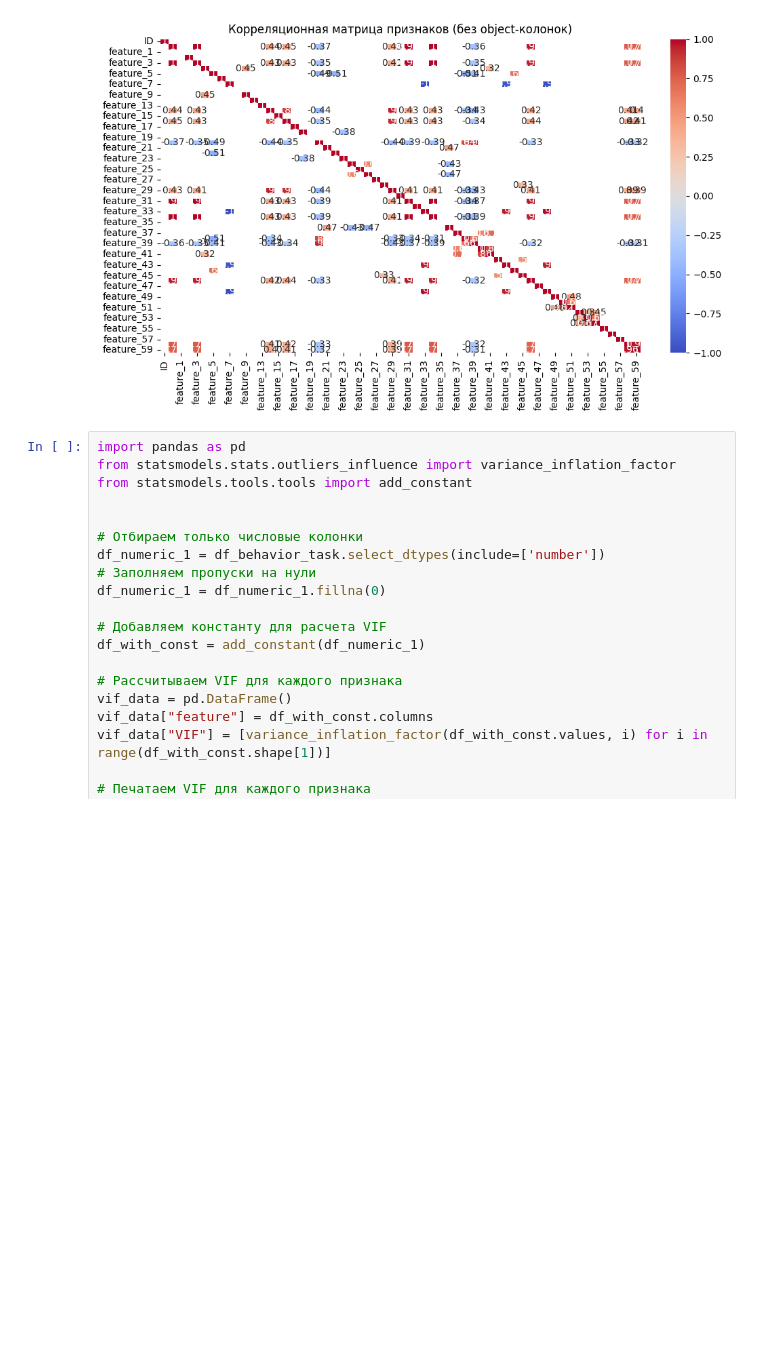
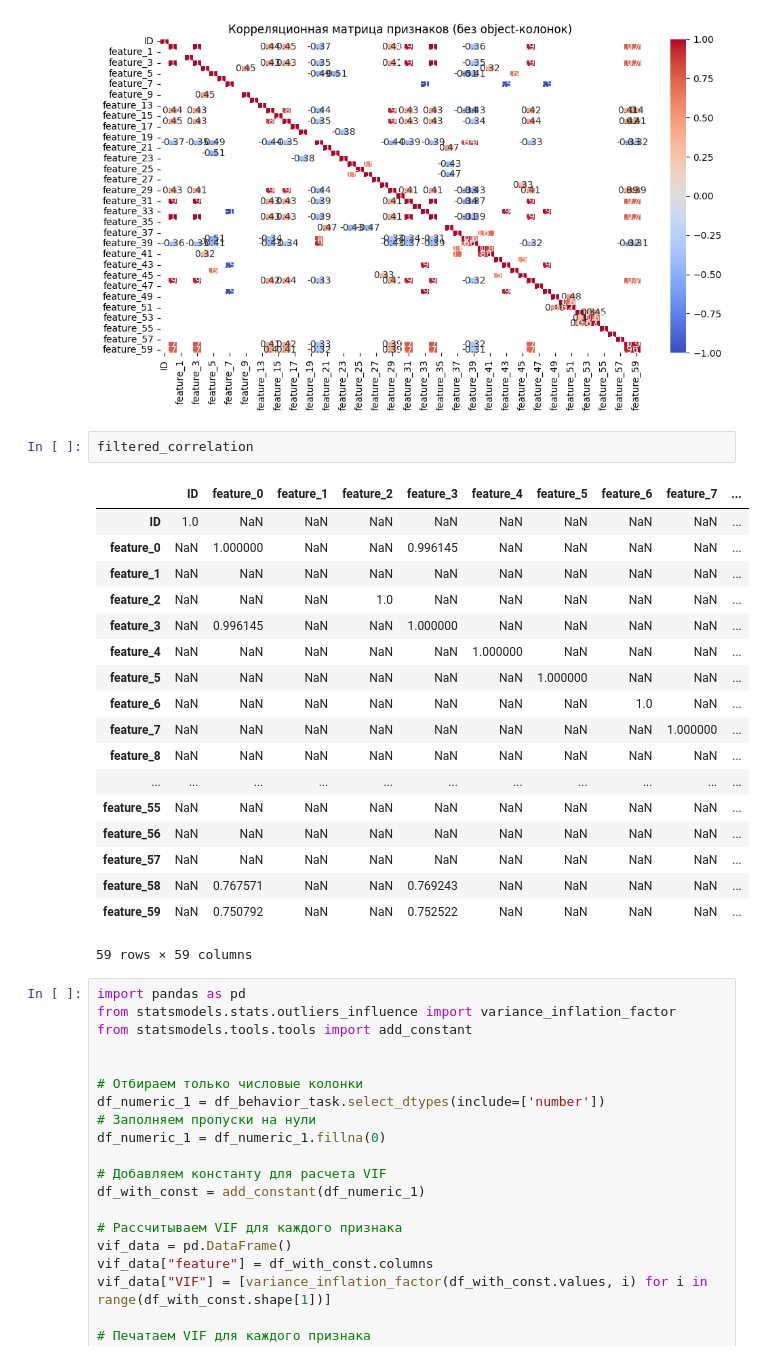
Before and after one commit to budennovsk/testovoe_Antifraud, a Jupyter notebook: testovoe_Antifraud.ipynb, the cells around one changed output. Saved outputs shown, nothing was run; the diff lists cells and outputs as text; blank space fills up the shorter version.

```diff
--- a/testovoe_Antifraud.ipynb
+++ b/testovoe_Antifraud.ipynb
@@ -161,6 +209,27 @@ plt.tight_layout()
 plt.show()
 # %% [output]
 [figure]
+# %%
+filtered_correlation
+# %% [output]
+|  | ID | feature_0 | feature_1 | feature_2 | feature_3 | feature_4 | feature_5 | feature_6 | feature_7 | ... |
+| ID | 1.0 | NaN | NaN | NaN | NaN | NaN | NaN | NaN | NaN | ... |
+| feature_0 | NaN | 1.000000 | NaN | NaN | 0.996145 | NaN | NaN | NaN | NaN | ... |
+| feature_1 | NaN | NaN | NaN | NaN | NaN | NaN | NaN | NaN | NaN | ... |
+| feature_2 | NaN | NaN | NaN | 1.0 | NaN | NaN | NaN | NaN | NaN | ... |
+| feature_3 | NaN | 0.996145 | NaN | NaN | 1.000000 | NaN | NaN | NaN | NaN | ... |
+| feature_4 | NaN | NaN | NaN | NaN | NaN | 1.000000 | NaN | NaN | NaN | ... |
+| feature_5 | NaN | NaN | NaN | NaN | NaN | NaN | 1.000000 | NaN | NaN | ... |
+| feature_6 | NaN | NaN | NaN | NaN | NaN | NaN | NaN | 1.0 | NaN | ... |
+| feature_7 | NaN | NaN | NaN | NaN | NaN | NaN | NaN | NaN | 1.000000 | ... |
+| feature_8 | NaN | NaN | NaN | NaN | NaN | NaN | NaN | NaN | NaN | ... |
+| ... | ... | ... | ... | ... | ... | ... | ... | ... | ... | ... |
+| feature_55 | NaN | NaN | NaN | NaN | NaN | NaN | NaN | NaN | NaN | ... |
+| feature_56 | NaN | NaN | NaN | NaN | NaN | NaN | NaN | NaN | NaN | ... |
+| feature_57 | NaN | NaN | NaN | NaN | NaN | NaN | NaN | NaN | NaN | ... |
+| feature_58 | NaN | 0.767571 | NaN | NaN | 0.769243 | NaN | NaN | NaN | NaN | ... |
+| feature_59 | NaN | 0.750792 | NaN | NaN | 0.752522 | NaN | NaN | NaN | NaN | ... |
+59 rows × 59 columns
 # %%
 import pandas as pd
 from statsmodels.stats.outliers_influence import variance_inflation_factor
```
Also changed, not shown: parts of 7 cells of this notebook.
